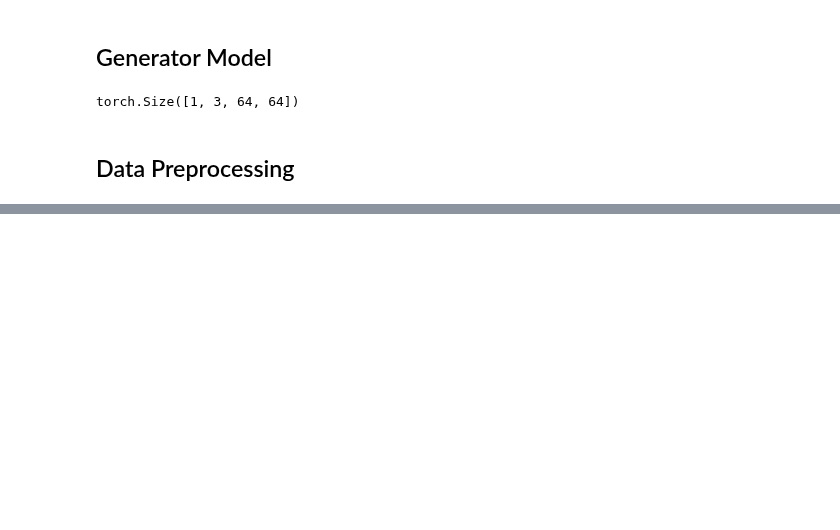
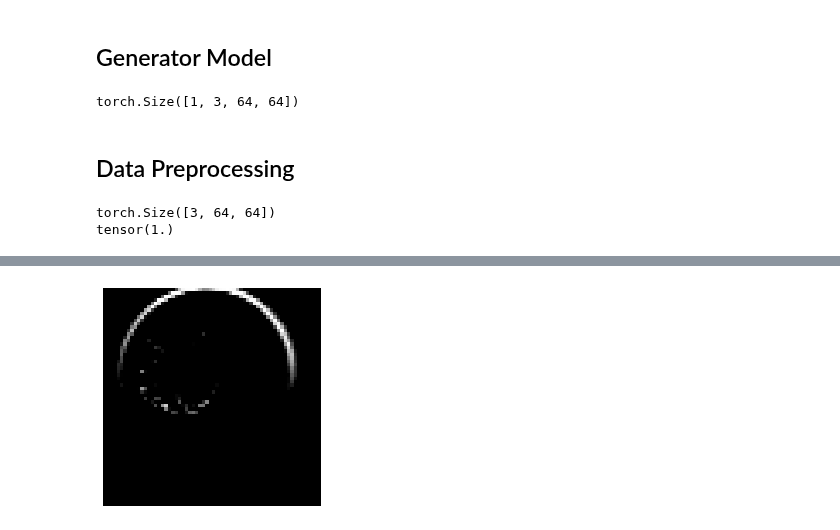
Before and after one commit to saquibali7/GANs, a Jupyter notebook: task01.ipynb, the cells around one changed output, grey strips where cells are left out. Cells and saved outputs as stored; diff of their text form; code cells hidden in the pictures; blank space fills up the shorter version.

```diff
--- a/task01.ipynb
+++ b/task01.ipynb
@@ -133,16 +141,16 @@ EPOCHS = 50
 # %%
-transforms = transforms.Compose(
+train_transforms = A.Compose(
     [
-        transforms.Resize(IMAGE_SIZE),
-        transforms.ToTensor(),
-        transforms.Normalize(
-            [0.5 for _ in range(IMG_CHANNELS)],
-            [0.5 for _ in range(IMG_CHANNELS)]),
+        A.Resize(IMAGE_SIZE, IMAGE_SIZE),
+        A.Normalize(
+         [0.5 for _ in range(IMG_CHANNELS)], [0.5 for _ in range(IMG_CHANNELS)]
+        ),
+        ToTensorV2(),
     ]
 )
 # %%
 class ImageDataset(Dataset):
-  def __init__(self, root_dir, transform):
+  def __init__(self, root_dir, transform=None):
     self.root_dir = root_dir
     self.files = os.listdir(root_dir)
     self.transform = transform
@@ -150,9 +158,23 @@ class ImageDataset(Dataset):
   def __len__(self):
     return len(self.files)
 
-  def __getItem__(self, index):
-    img_file = self.files[index]
+  def __getitem__(self, idx):
+    img_file = self.files[idx]
     img_path = os.path.join(self.root_dir, img_file)
     img = np.array(Image.open(img_path))
-    image = self.transform(img)
-    return image
+    if self.transform:
+      img = self.transform(image=img)['image']
+    return img
+# %%
+dataset = ImageDataset(root_dir=path, transform=train_transforms)
+loader = DataLoader(dataset, batch_size = BATCH_SIZE)
+# %%
+for batch , image in enumerate(loader):
+  print(image[3].shape)
+  print( torch.max(image[0]))
+  plt.imshow(image[0].permute(1, 2, 0))
+  plt.axis("off")
+  break
+# %% [output]
+torch.Size([3, 64, 64])
+tensor(1.)
@@ -158,0 +182 @@ class ImageDataset(Dataset):
+[figure, added]
```
Also changed, not shown: parts of 16 cells of this notebook.
